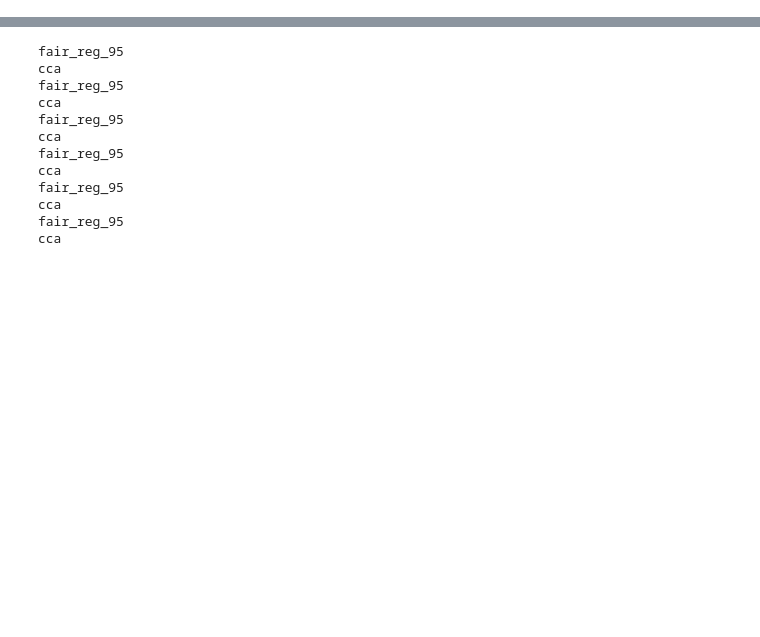
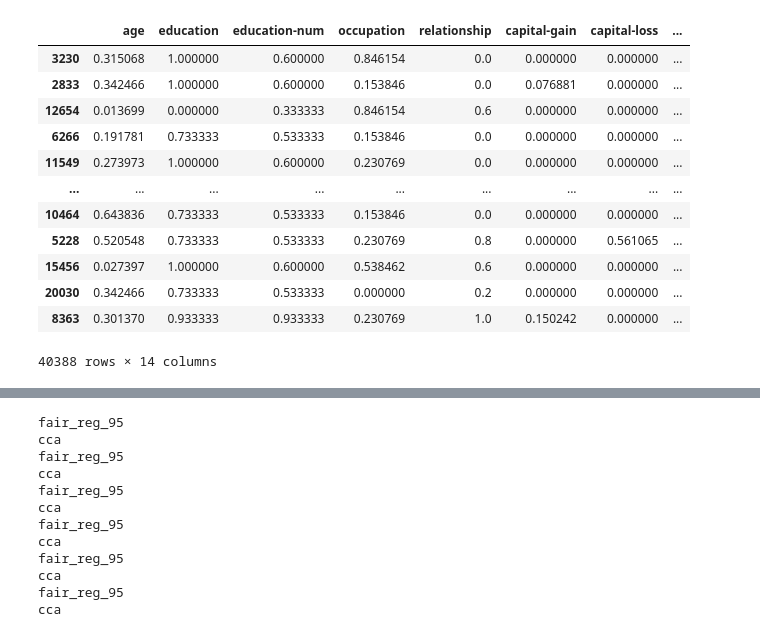
Before and after one commit to mjdioli/masters, a Jupyter notebook: final_exp copy 2.ipynb, the cells around one changed output, grey strips where cells are left out. Cells and saved outputs as stored; diff of their text form; code cells hidden in the pictures; blank space fills up the shorter version.

```diff
--- a/final_exp copy 2.ipynb
+++ b/final_exp copy 2.ipynb
@@ -7,0 +10,16 @@ missing_pct = [0, 10,25,50,75, 90]
+# %%
+utils.load_adult()["train"]
+# %% [output]
+|  | age | education | education-num | occupation | relationship | capital-gain | capital-loss | ... |
+| 3230 | 0.315068 | 1.000000 | 0.600000 | 0.846154 | 0.0 | 0.000000 | 0.000000 | ... |
+| 2833 | 0.342466 | 1.000000 | 0.600000 | 0.153846 | 0.0 | 0.076881 | 0.000000 | ... |
+| 12654 | 0.013699 | 0.000000 | 0.333333 | 0.846154 | 0.6 | 0.000000 | 0.000000 | ... |
+| 6266 | 0.191781 | 0.733333 | 0.533333 | 0.153846 | 0.0 | 0.000000 | 0.000000 | ... |
+| 11549 | 0.273973 | 1.000000 | 0.600000 | 0.230769 | 0.0 | 0.000000 | 0.000000 | ... |
+| ... | ... | ... | ... | ... | ... | ... | ... | ... |
+| 10464 | 0.643836 | 0.733333 | 0.533333 | 0.153846 | 0.0 | 0.000000 | 0.000000 | ... |
+| 5228 | 0.520548 | 0.733333 | 0.533333 | 0.230769 | 0.8 | 0.000000 | 0.561065 | ... |
+| 15456 | 0.027397 | 1.000000 | 0.600000 | 0.538462 | 0.6 | 0.000000 | 0.000000 | ... |
+| 20030 | 0.342466 | 0.733333 | 0.533333 | 0.000000 | 0.2 | 0.000000 | 0.000000 | ... |
+| 8363 | 0.301370 | 0.933333 | 0.933333 | 0.230769 | 1.0 | 0.150242 | 0.000000 | ... |
+40388 rows × 14 columns
```
Also changed, not shown: parts of 2 cells of this notebook, 16 other files.
